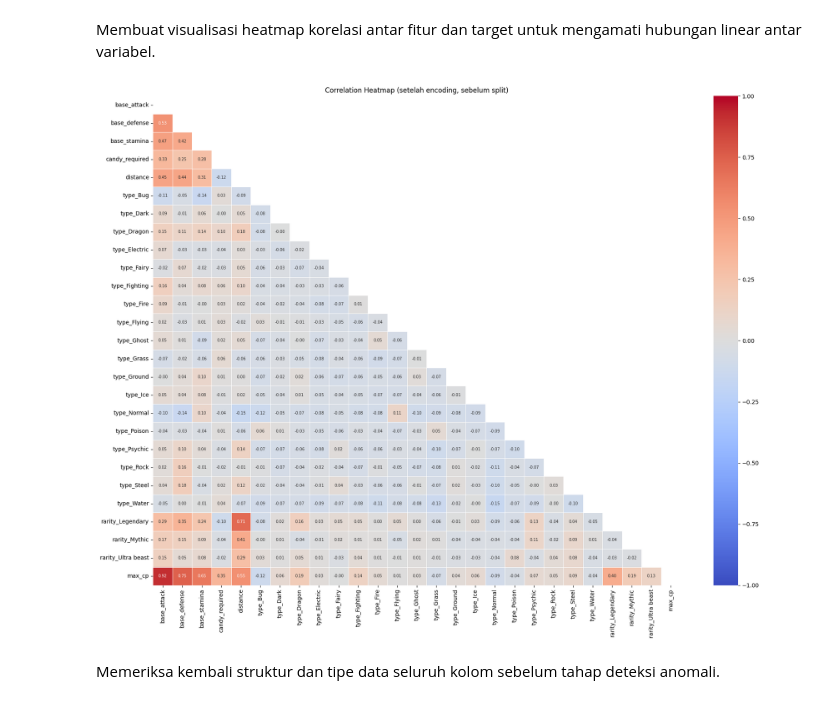
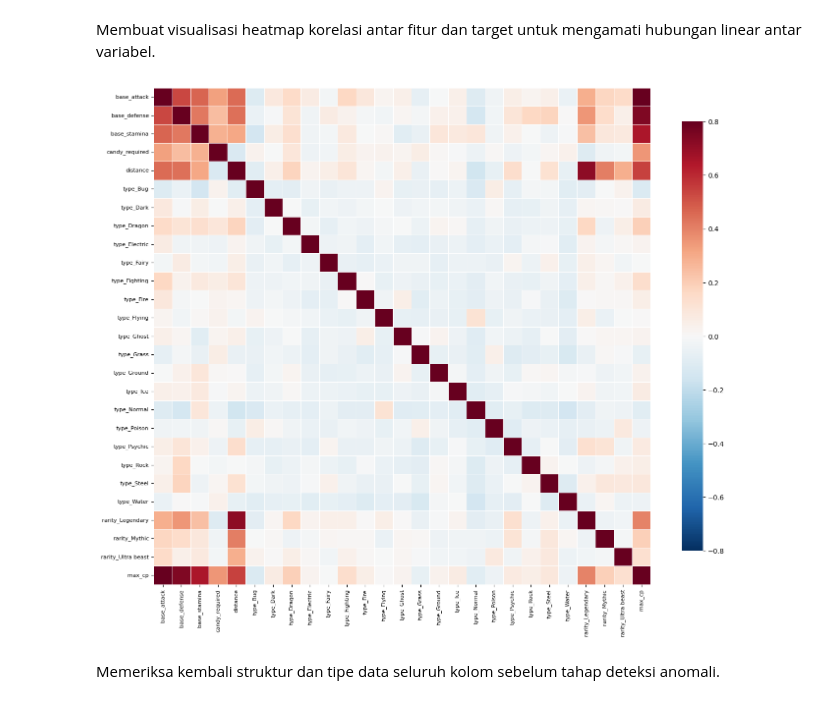
Before and after one commit to roxymayford/Tugas-Machine-Learning, a Jupyter notebook: pokemon.ipynb, the cells around one changed output. Drawn from its saved outputs; the diff is of its cells as text; code cells hidden in the pictures.

Commit message:
Update visualisasi heatmap korelasi dan bersihkan dokumentasi markdown

```diff
--- a/pokemon.ipynb
+++ b/pokemon.ipynb
@@ -183,16 +183,25 @@ df2.describe(include="all")
 Membuat visualisasi heatmap korelasi antar fitur dan target untuk mengamati hubungan linear antar variabel.
 # %%
 corr = pd.concat([df2, y], axis=1).corr()
-mask = np.triu(np.ones_like(corr, dtype=bool))
 
-plt.figure(figsize=(18, 14))
-sns.heatmap(corr, mask=mask, annot=True, fmt=".2f", annot_kws={"size": 7},
-            cmap="coolwarm", center=0, vmin=-1, vmax=1, linewidths=0.5)
-plt.title("Correlation Heatmap (setelah encoding, sebelum split)")
+plt.figure(figsize=(14, 12))
+sns.heatmap(
+    corr,
+    cmap="RdBu_r",
+    center=0,
+    vmin=-0.8,
+    vmax=0.8,
+    square=True,
+    linewidths=0.5,
+    linecolor="white",
+    cbar_kws={"shrink": 0.8}
+)
+plt.xticks(rotation=90, fontsize=8)
+plt.yticks(rotation=0, fontsize=8)
 plt.tight_layout()
 plt.show()
 # %% [output]
-[figure, old version]
+[figure, new version]
 # %% [markdown]
 Memeriksa kembali struktur dan tipe data seluruh kolom sebelum tahap deteksi anomali.
 # %%
```
Also changed, not shown: parts of 5 cells of this notebook.
